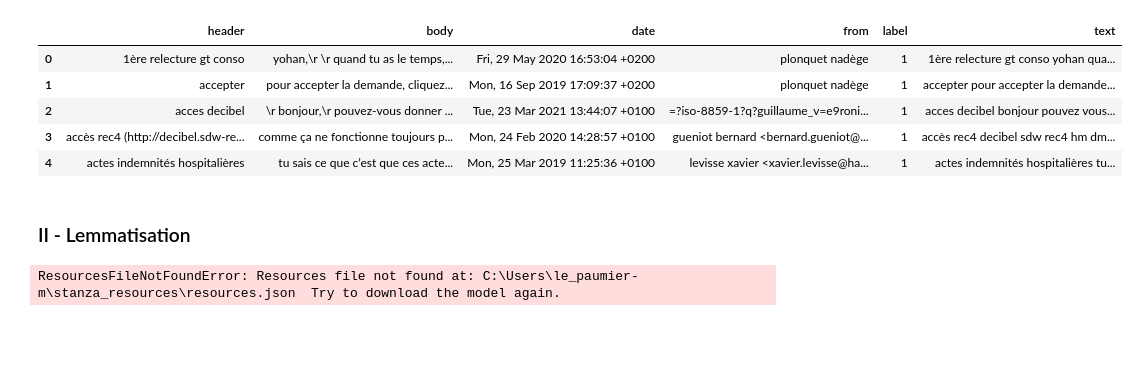
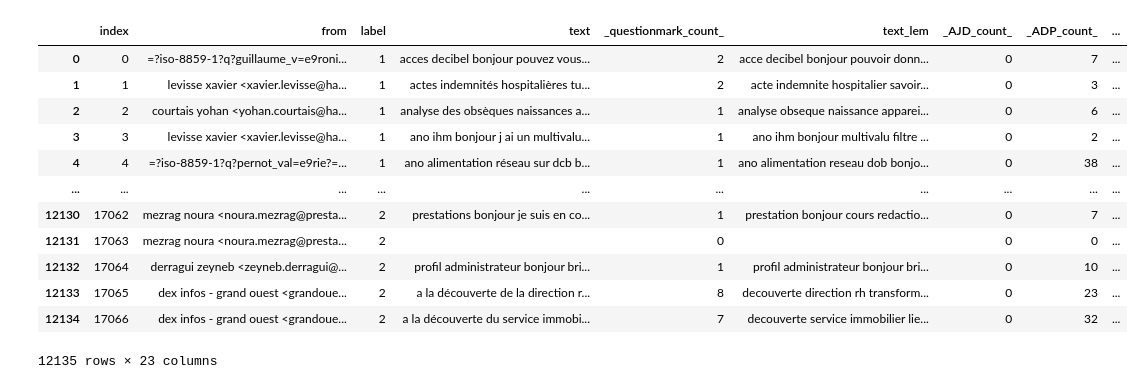
Before and after one commit to Maxime-LP/NLP-Mail-Classifier, a Jupyter notebook: 0 - Lemmatization.ipynb, the cells around one changed output. Saved outputs shown, nothing was run; the diff lists cells and outputs as text; code cells hidden in the pictures; blank space fills up the shorter version.

```diff
--- a/0 - Lemmatization.ipynb
+++ b/0 - Lemmatization.ipynb
@@ -50,13 +22,0 @@ df.head()
-# %%
-df = preprocessing_df(df)
-df.to_csv('data/mails_preprocessing.csv', encoding = 'utf-16')
-df.head()
-# %% [output]
-|  | header | body | date | from | label | text |
-| 0 | 1ère relecture gt conso | yohan,\r \r quand tu as le temps,... | Fri, 29 May 2020 16:53:04 +0200 | plonquet nadège | 1 | 1ère relecture gt conso yohan qua... |
-| 1 | accepter | pour accepter la demande, cliquez... | Mon, 16 Sep 2019 17:09:37 +0200 | plonquet nadège | 1 | accepter pour accepter la demande... |
-| 2 | acces decibel | \r bonjour,\r pouvez-vous donner ... | Tue, 23 Mar 2021 13:44:07 +0100 | =?iso-8859-1?q?guillaume_v=e9roni... | 1 | acces decibel bonjour pouvez vous... |
-| 3 | accès rec4 (http://decibel.sdw-re... | comme ça ne fonctionne toujours p... | Mon, 24 Feb 2020 14:28:57 +0100 | gueniot bernard <bernard.gueniot@... | 1 | accès rec4 decibel sdw rec4 hm dm... |
-| 4 | actes indemnités hospitalières | tu sais ce que c’est que ces acte... | Mon, 25 Mar 2019 11:25:36 +0100 | levisse xavier <xavier.levisse@ha... | 1 | actes indemnités hospitalières tu... |
-# %% [markdown]
-### II - Lemmatisation
@@ -65,5 +23,17 @@ from lemmatization import lemmatize_df
-# %%
-df = lemmatize_df(df)
-df.head()
-# %% [output]
-ResourcesFileNotFoundError: Resources file not found at: C:\Users\le_paumier-m\stanza_resources\resources.json  Try to download the model again.
+# %%
+df2 = preprocessing_df(df)
+df2
+# %% [output]
+|  | index | from | label | text | _questionmark_count_ | text_lem | _AJD_count_ | _ADP_count_ | ... |
+| 0 | 0 | =?iso-8859-1?q?guillaume_v=e9roni... | 1 | acces decibel bonjour pouvez vous... | 2 | acce decibel bonjour pouvoir donn... | 0 | 7 | ... |
+| 1 | 1 | levisse xavier <xavier.levisse@ha... | 1 | actes indemnités hospitalières tu... | 2 | acte indemnite hospitalier savoir... | 0 | 3 | ... |
+| 2 | 2 | courtais yohan <yohan.courtais@ha... | 1 | analyse des obsèques naissances a... | 1 | analyse obseque naissance apparei... | 0 | 6 | ... |
+| 3 | 3 | levisse xavier <xavier.levisse@ha... | 1 | ano ihm bonjour j ai un multivalu... | 1 | ano ihm bonjour multivalu filtre ... | 0 | 2 | ... |
+| 4 | 4 | =?iso-8859-1?q?pernot_val=e9rie?=... | 1 | ano alimentation réseau sur dcb b... | 1 | ano alimentation reseau dob bonjo... | 0 | 38 | ... |
+| ... | ... | ... | ... | ... | ... | ... | ... | ... | ... |
+| 12130 | 17062 | mezrag noura <noura.mezrag@presta... | 2 | prestations bonjour je suis en co... | 1 | prestation bonjour cours redactio... | 0 | 7 | ... |
+| 12131 | 17063 | mezrag noura <noura.mezrag@presta... | 2 |  | 0 |  | 0 | 0 | ... |
+| 12132 | 17064 | derragui zeyneb <zeyneb.derragui@... | 2 | profil administrateur bonjour bri... | 1 | profil administrateur bonjour bri... | 0 | 10 | ... |
+| 12133 | 17065 | dex infos - grand ouest <grandoue... | 2 | a la découverte de la direction r... | 8 | decouverte direction rh transform... | 0 | 23 | ... |
+| 12134 | 17066 | dex infos - grand ouest <grandoue... | 2 | a la découverte du service immobi... | 7 | decouverte service immobilier lie... | 0 | 32 | ... |
+12135 rows × 23 columns
```
Also changed, not shown: parts of 13 cells of this notebook, 10 other files.
